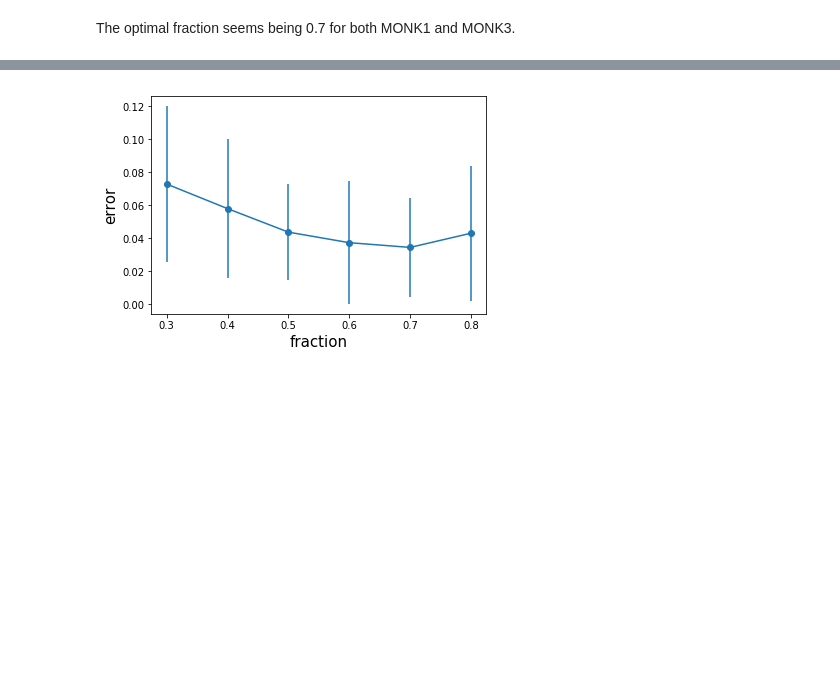
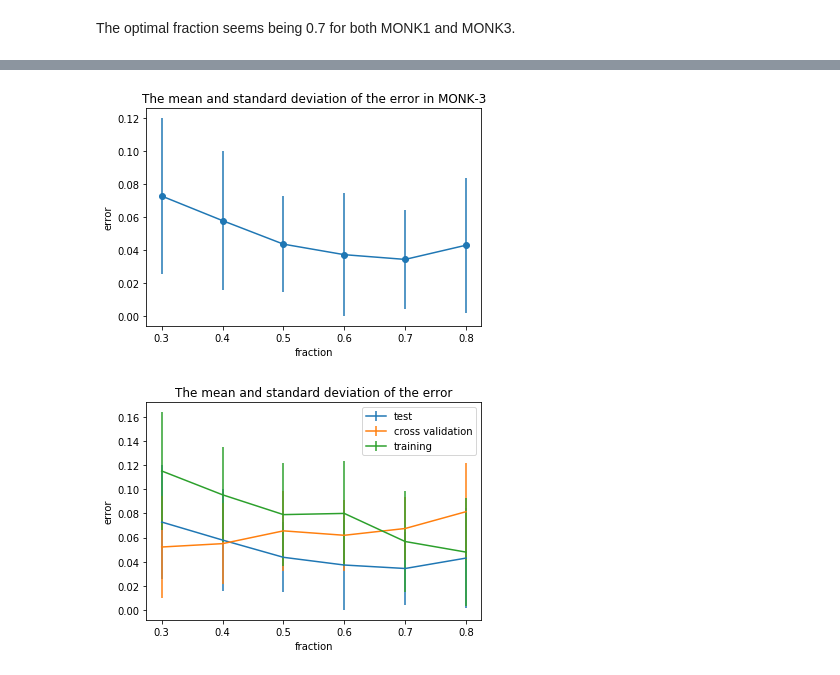
Before and after one commit to thnganguyen/machine-learning-KTH-DD2421, a Jupyter notebook: decission_trees/decisionTrees_N.ipynb, the cells around one changed output, grey strips where cells are left out. Drawn from its saved outputs; the diff is of its cells as text; code cells hidden in the pictures; blank space fills up the shorter version.

```diff
--- a/decission_trees/decisionTrees_N.ipynb
+++ b/decission_trees/decisionTrees_N.ipynb
@@ -173,7 +195,9 @@ The optimal fraction seems being 0.7 for both MONK1 and MONK3.
 random.seed(123)
 n = 50
 fraction = np.array([0.3, 0.4, 0.5, 0.6, 0.7, 0.8])
-bestE1 = np.zeros((n, len(fraction)))
+error_test = np.zeros((n, len(fraction)))
+error_val = np.zeros((n, len(fraction)))
+error_train = np.zeros((n, len(fraction)))
 for i in range(n):
     for j, v in enumerate(fraction):
         monk1train, monk1val = partition(m.monk1, v)
@@ -188,10 +212,16 @@ for i in range(n):
             prunedTrees = dt.allPruned(t0)
             acc = [dt.check(t, monk1val) for t in prunedTrees]
             vmax = max(acc)
-        bestE1[i,j] = 1 - dt.check(t0, m.monk1test)
-#print(bestE1)
-plt.errorbar(fraction, bestE1.mean(0), yerr=bestE1.std(0), marker='o')
-plt.ylabel("error", fontsize=15)
-plt.xlabel("fraction", fontsize=15)
-plt.show()
+        error_test[i,j] = 1 - dt.check(t0, m.monk1test)
+        error_val[i,j] = 1 - acc0
+        error_train[i,j] = 1 - dt.check(t0, monk1train)
+#print(error_test)
+fig = plt.figure()
+plt.errorbar(fraction, error_test.mean(0), yerr=error_test.std(0), marker='o')
+plt.ylabel("error")
+plt.xlabel("fraction")
+plt.title('The mean and standard deviation of the error in MONK-1')
+fig.savefig("error_prunnedMONK1test.pdf")
+fig = plot_(fraction, error_test, error_val, error_train)
+fig.savefig('error_prunningMONK1.pdf')
 # %% [output]
@@ -199,27 +230,36 @@ plt.show()
 # %%
 random.seed(123)
 n = 50
 fraction = np.array([0.3, 0.4, 0.5, 0.6, 0.7, 0.8])
-bestE3 = np.zeros((n, len(fraction)))
+error_test = np.zeros((n, len(fraction)))
+error_val = np.zeros((n, len(fraction)))
+error_train = np.zeros((n, len(fraction)))
 for i in range(n):
     for j, v in enumerate(fraction):
         monk3train, monk3val = partition(m.monk3, v)
         t0 = dt.buildTree(monk3train, m.attributes)
         acc0 = dt.check(t0, monk3val)
         prunedTrees = dt.allPruned(t0)
         acc = [dt.check(t, monk3val) for t in prunedTrees]
         vmax = max(acc)
         while vmax>=acc0:
             t0 = prunedTrees[acc.index(vmax)]
             acc0 = vmax
             prunedTrees = dt.allPruned(t0)
             acc = [dt.check(t, monk3val) for t in prunedTrees]
             vmax = max(acc)
-        bestE3[i,j] = 1 - dt.check(t0, m.monk3test)
-#print(bestE3)
-plt.errorbar(fraction, bestE3.mean(0), yerr=bestE3.std(0), marker='o')
-plt.ylabel("error", fontsize=15)
-plt.xlabel("fraction", fontsize=15)
-plt.show()
+        error_test[i,j] = 1 - dt.check(t0, m.monk3test)
+        error_val[i,j] = 1 - acc0
+        error_train[i,j] = 1 - dt.check(t0, monk3train)
+#print(error_test)
+fig = plt.figure()
+plt.errorbar(fraction, error_test.mean(0), yerr=error_test.std(0), marker='o')
+plt.ylabel("error")
+plt.xlabel("fraction")
+plt.title('The mean and standard deviation of the error in MONK-3')
+fig.savefig("error_prunnedMONK3test.pdf")
+fig = plot_(fraction, error_test, error_val, error_train)
+fig.savefig('error_prunningMONK3.pdf')
 # %% [output]
-[figure, old version]
+[figure, new version]
+[figure, added]
```
Also changed, not shown: parts of 3 cells of this notebook.
